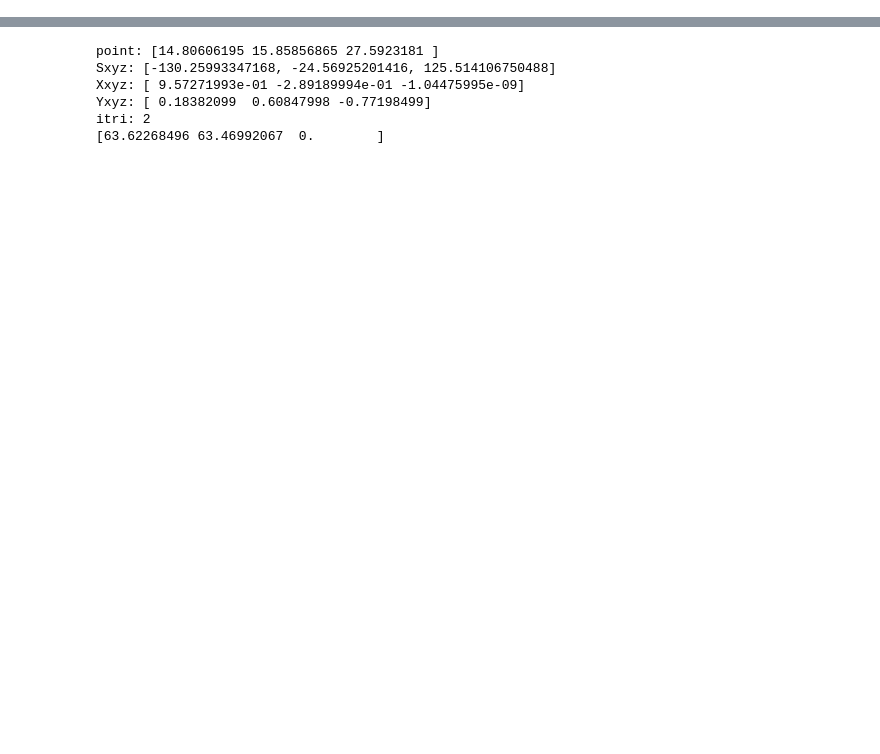
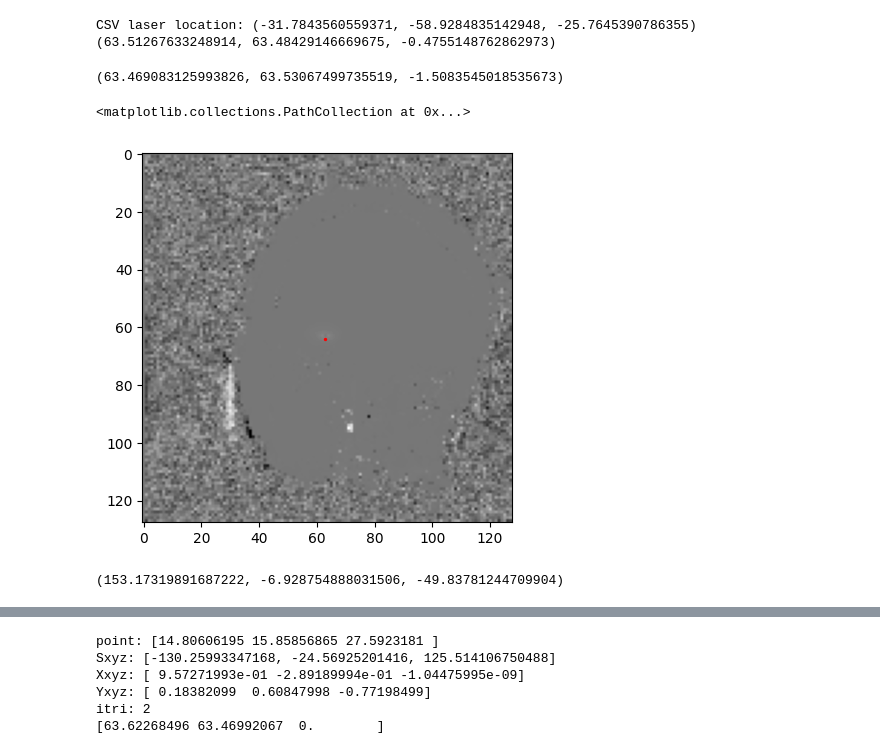
Before and after one commit to elisedl1/MRI-Thermometry-Prediction, a Jupyter notebook: resample.ipynb, the cells around one changed output, grey strips where cells are left out. Cells and saved outputs as stored; diff of their text form; code cells hidden in the pictures; blank space fills up the shorter version.

```diff
--- a/resample.ipynb
+++ b/resample.ipynb
@@ -114,0 +141,23 @@ resampled_img = resampler.Execute(data_img)
+# %%
+print("CSV laser location:", laser)
+Index_laser = resampled_img.TransformPhysicalPointToContinuousIndex((laser))
+print(Index_laser)
+
+
+
+
+# print(resampled_img.GetOrigin())
+# resampled_img_center = resampled_img.TransformPhysicalPointToContinuousIndex((resampled_img.GetOrigin()))
+# print(resampled_img_center)
+
+
+
+# Use resampler to transform point to anatomicalProbesEye space
+
+
+(63.51267633248914, 63.48429146669675, -0.4755148762862973) #LP-0008
+(63.469083125993826, 63.53067499735519, -1.5083545018535673) #LP-0002
+# %% [output]
+CSV laser location: (-31.7843560559371, -58.9284835142948, -25.7645390786355)
+(63.51267633248914, 63.48429146669675, -0.4755148762862973)
+(63.469083125993826, 63.53067499735519, -1.5083545018535673)
@@ -115,3 +201,27 @@ resampled_img = resampler.Execute(data_img)
+# %%
+data_array = sitk.GetArrayFromImage(temp_img)
+data_slice = data_array[30,:,:]
+plt.imshow(data_slice, cmap='gray')
+plt.scatter(63,64,color = 'red', s =2)
+
+#152,149
+# %% [output]
+<matplotlib.collections.PathCollection at 0x...>
+[figure, added]
+# %%
+reference_center = resampled_img.GetOrigin()
+dimension = temp_img.GetDimension()
+transform = sitk.AffineTransform(dimension) # use affine transform with 3 dimensions
+transform.SetMatrix(temp_img.GetDirection())
+transform.SetCenter(reference_center)
+trans = sitk.Transform(transform)
+
+trans_laser = trans.TransformPoint(physicalPoint_laser)
+trans_laser
+
+# resampled_img.TransformPhysicalPointToContinuousIndex((trans_laser))
+# %% [output]
+(153.17319891687222, -6.928754888031506, -49.83781244709904)
 # %%
 print("temp_img")
 print("data_img")
```
Also changed, not shown: parts of 13 cells of this notebook, 1 other file.
